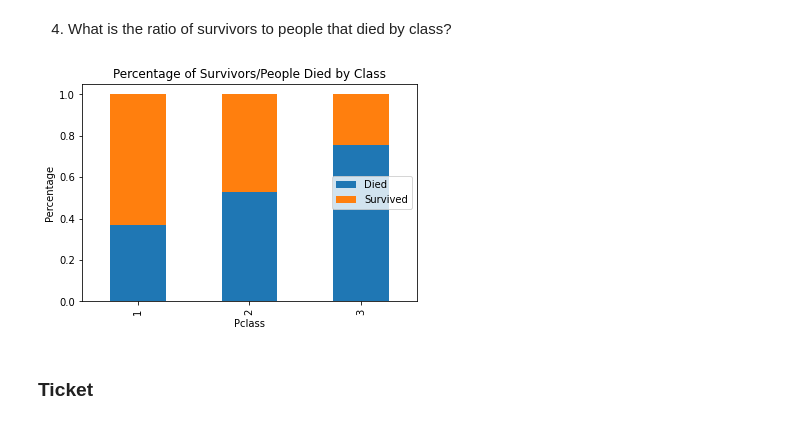
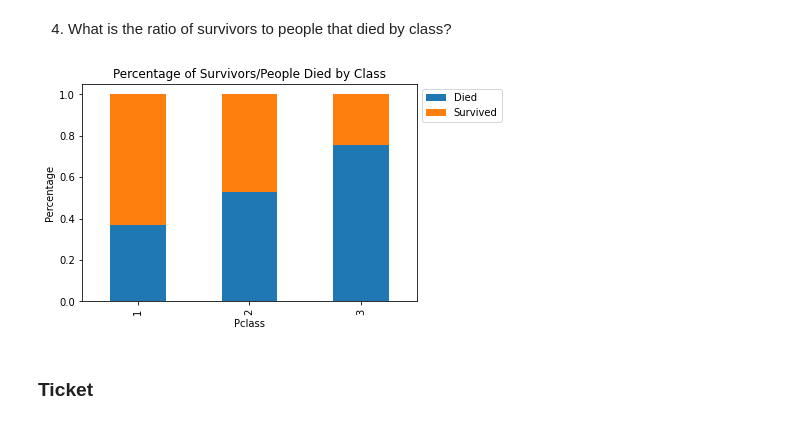
Before and after one commit to MRB1996/Titanic-Learning-From-Disaster, a Jupyter notebook: Titanic_Learning_From_Disaster.ipynb, the cells around one changed output. Drawn from its saved outputs; the diff is of its cells as text; code cells hidden in the pictures.

```diff
--- a/Titanic_Learning_From_Disaster.ipynb
+++ b/Titanic_Learning_From_Disaster.ipynb
@@ -126,11 +153,11 @@ plt.show()
 # %%
 df.div(df.sum(axis = 1), axis = 0).plot(kind = "bar", stacked = True)
 plt.ylabel("Percentage")
 plt.title("Percentage of Survivors/People Died by Class")
-plt.legend(loc = 5)
+plt.legend(loc = 0, bbox_to_anchor = (1, 1))
 plt.show()
 # %% [output]
-[figure, old version]
+[figure, new version]
 # %% [markdown]
 ### Ticket
 # %%
```
Also changed, not shown: parts of 6 cells of this notebook.
